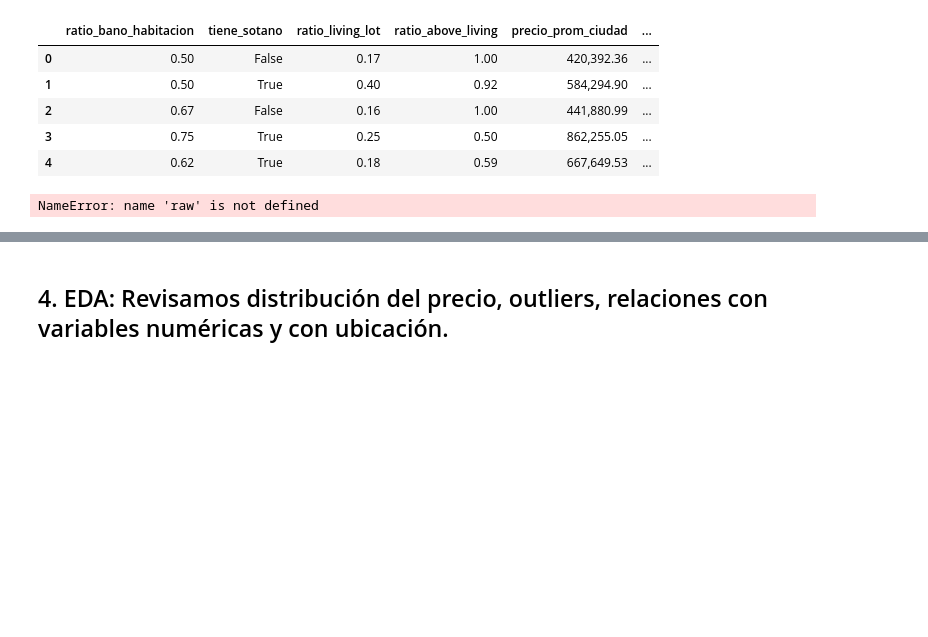
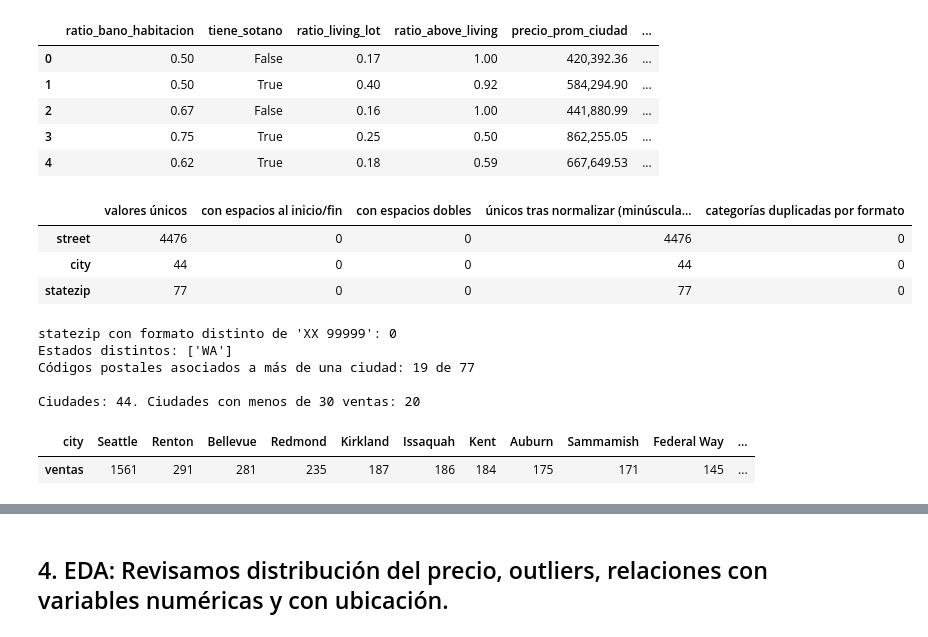
Before and after one commit to wantuds-crypto/Ciencia-datos-curso, a Jupyter notebook: Final_precios_inmuebles.ipynb, the cells around one changed output, grey strips where cells are left out. Drawn from its saved outputs; the diff is of its cells as text; code cells hidden in the pictures; blank space fills up the shorter version.

```diff
--- a/Final_precios_inmuebles.ipynb
+++ b/Final_precios_inmuebles.ipynb
@@ -347,23 +347,33 @@ df.filter(regex='ratio_|sotano|prom_ciudad|log_|habitaciones_totales').head()
 # %%
 #Variables categóricas
 texto_cols = ["street", "city", "statezip"]
 diag_texto = pd.DataFrame({
-    "valores únicos": raw[texto_cols].nunique(),
-    "con espacios al inicio/fin": [(raw[c] != raw[c].str.strip()).sum() for c in texto_cols],
-    "con espacios dobles": [raw[c].str.contains(r"\s{2,}", regex=True).sum() for c in texto_cols],
-    "únicos tras normalizar (minúsculas+trim)": [raw[c].str.strip().str.lower().nunique() for c in texto_cols],
+    "valores únicos": df[texto_cols].nunique(),
+    "con espacios al inicio/fin": [(df[c] != df[c].str.strip()).sum() for c in texto_cols],
+    "con espacios dobles": [df[c].str.contains(r"\s{2,}", regex=True).sum() for c in texto_cols],
+    "únicos tras normalizar (minúsculas+trim)": [df[c].str.strip().str.lower().nunique() for c in texto_cols],
 })
 diag_texto["categorías duplicadas por formato"] = diag_texto["valores únicos"] - diag_texto["únicos tras normalizar (minúsculas+trim)"]
 display(diag_texto)
 
 patron_statezip = r"^[A-Z]{2} \d{5}$"
-print("statezip con formato distinto de 'XX 99999':", (~raw["statezip"].str.match(patron_statezip)).sum())
-print("Estados distintos:", raw["statezip"].str[:2].unique().tolist())
-zip_multi_ciudad = raw.assign(zip=raw["statezip"].str[-5:]).groupby("zip")["city"].nunique()
+print("statezip con formato distinto de 'XX 99999':", (~df["statezip"].str.match(patron_statezip)).sum())
+print("Estados distintos:", df["statezip"].str[:2].unique().tolist())
+zip_multi_ciudad = df.assign(zip=df["statezip"].str[-5:]).groupby("zip")["city"].nunique()
 print(f"Códigos postales asociados a más de una ciudad: {(zip_multi_ciudad > 1).sum()} de {zip_multi_ciudad.size}")
 
-frec_ciudad = raw["city"].value_counts()
+frec_ciudad = df["city"].value_counts()
 print(f"\nCiudades: {frec_ciudad.size}. Ciudades con menos de {MIN_VENTAS_CIUDAD} ventas: {(frec_ciudad < MIN_VENTAS_CIUDAD).sum()}")
 frec_ciudad.to_frame("ventas").T
 # %% [output]
+|  | valores únicos | con espacios al inicio/fin | con espacios dobles | únicos tras normalizar (minúscula... | categorías duplicadas por formato |
+| street | 4476 | 0 | 0 | 4476 | 0 |
+| city | 44 | 0 | 0 | 44 | 0 |
+| statezip | 77 | 0 | 0 | 77 | 0 |
-NameError: name 'raw' is not defined
+statezip con formato distinto de 'XX 99999': 0
+Estados distintos: ['WA']
+Códigos postales asociados a más de una ciudad: 19 de 77
+
+Ciudades: 44. Ciudades con menos de 30 ventas: 20
+| city | Seattle | Renton | Bellevue | Redmond | Kirkland | Issaquah | Kent | Auburn | Sammamish | Federal Way | ... |
+| ventas | 1561 | 291 | 281 | 235 | 187 | 186 | 184 | 175 | 171 | 145 | ... |
```
Also changed, not shown: parts of 8 cells of this notebook.
